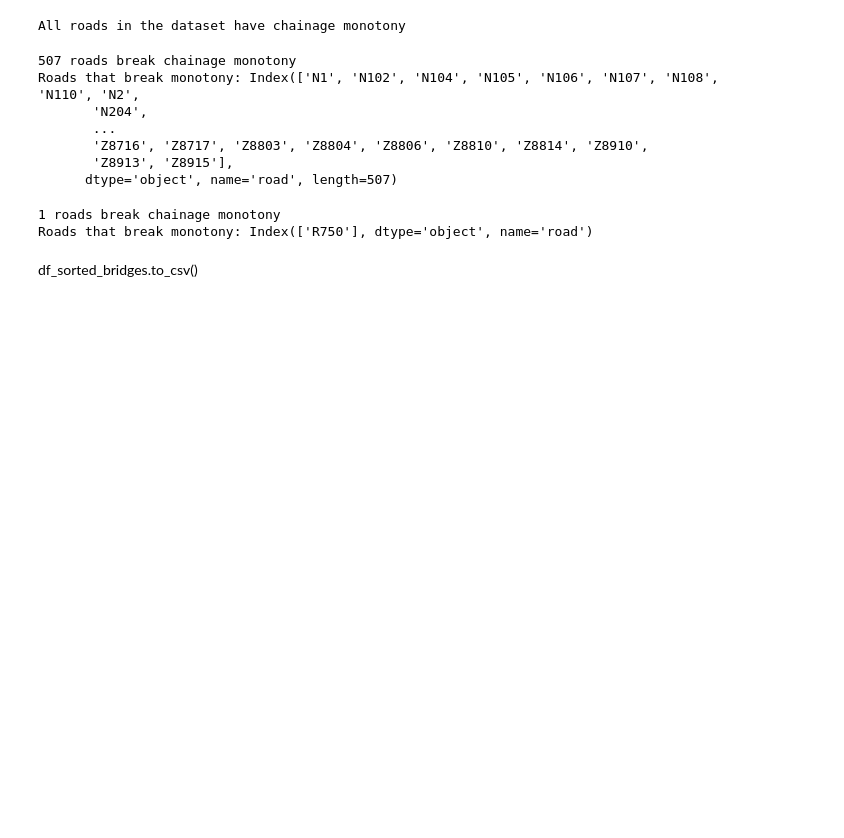
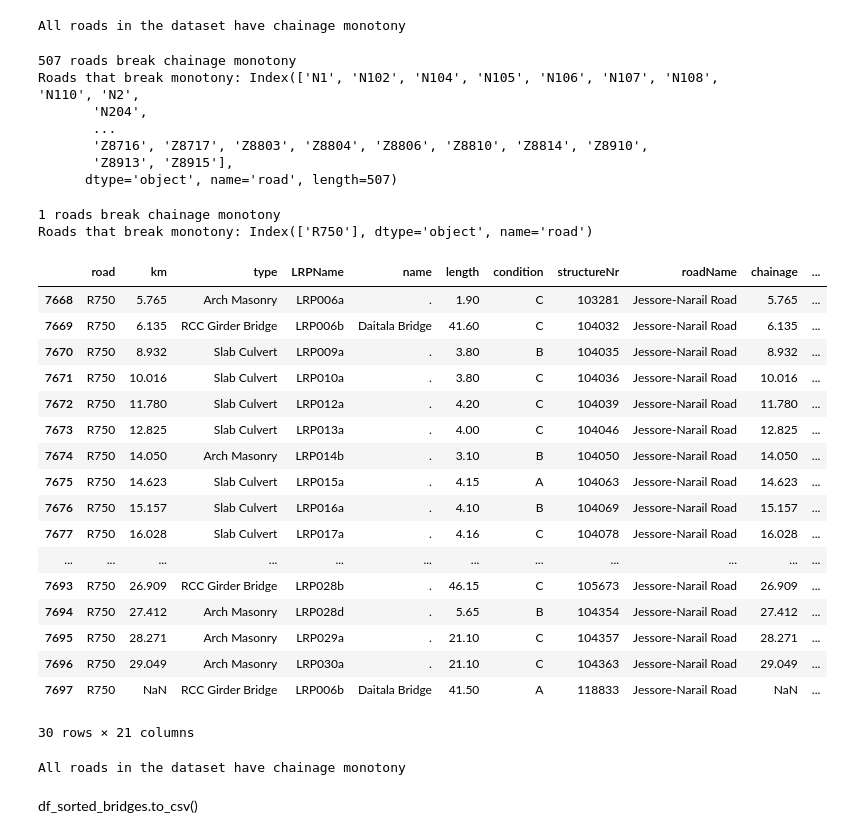
Before and after one commit to taufik-my/ASIM_Team14, a Jupyter notebook: EPA133a-G14-A1/notebook/Chainage_monotony.ipynb, the cells around one changed output. Cells and saved outputs as stored; diff of their text form; code cells hidden in the pictures; blank space fills up the shorter version.

```diff
--- a/EPA133a-G14-A1/notebook/Chainage_monotony.ipynb
+++ b/EPA133a-G14-A1/notebook/Chainage_monotony.ipynb
@@ -80,5 +78,37 @@ df_sorted_bridges.to_csv("../data/processed/BMM_overview.csv", encoding="utf-8")
 # %% [output]
 1 roads break chainage monotony
 Roads that break monotony: Index(['R750'], dtype='object', name='road')
+# %%
+# Check of road R750
+roadR750 = df_sorted_bridges[df_sorted_bridges["road"] == "R750"]
+roadR750.tail(30)
+# %% [output]
+|  | road | km | type | LRPName | name | length | condition | structureNr | roadName | chainage | ... |
+| 7668 | R750 | 5.765 | Arch Masonry | LRP006a | . | 1.90 | C | 103281 | Jessore-Narail Road | 5.765 | ... |
+| 7669 | R750 | 6.135 | RCC Girder Bridge | LRP006b | Daitala Bridge | 41.60 | C | 104032 | Jessore-Narail Road | 6.135 | ... |
+| 7670 | R750 | 8.932 | Slab Culvert | LRP009a | . | 3.80 | B | 104035 | Jessore-Narail Road | 8.932 | ... |
+| 7671 | R750 | 10.016 | Slab Culvert | LRP010a | . | 3.80 | C | 104036 | Jessore-Narail Road | 10.016 | ... |
+| 7672 | R750 | 11.780 | Slab Culvert | LRP012a | . | 4.20 | C | 104039 | Jessore-Narail Road | 11.780 | ... |
+| 7673 | R750 | 12.825 | Slab Culvert | LRP013a | . | 4.00 | C | 104046 | Jessore-Narail Road | 12.825 | ... |
+| 7674 | R750 | 14.050 | Arch Masonry | LRP014b | . | 3.10 | B | 104050 | Jessore-Narail Road | 14.050 | ... |
+| 7675 | R750 | 14.623 | Slab Culvert | LRP015a | . | 4.15 | A | 104063 | Jessore-Narail Road | 14.623 | ... |
+| 7676 | R750 | 15.157 | Slab Culvert | LRP016a | . | 4.10 | B | 104069 | Jessore-Narail Road | 15.157 | ... |
+| 7677 | R750 | 16.028 | Slab Culvert | LRP017a | . | 4.16 | C | 104078 | Jessore-Narail Road | 16.028 | ... |
+| ... | ... | ... | ... | ... | ... | ... | ... | ... | ... | ... | ... |
+| 7693 | R750 | 26.909 | RCC Girder Bridge | LRP028b | . | 46.15 | C | 105673 | Jessore-Narail Road | 26.909 | ... |
+| 7694 | R750 | 27.412 | Arch Masonry | LRP028d | . | 5.65 | B | 104354 | Jessore-Narail Road | 27.412 | ... |
+| 7695 | R750 | 28.271 | Arch Masonry | LRP029a | . | 21.10 | C | 104357 | Jessore-Narail Road | 28.271 | ... |
+| 7696 | R750 | 29.049 | Arch Masonry | LRP030a | . | 21.10 | C | 104363 | Jessore-Narail Road | 29.049 | ... |
+| 7697 | R750 | NaN | RCC Girder Bridge | LRP006b | Daitala Bridge | 41.50 | A | 118833 | Jessore-Narail Road | NaN | ... |
+30 rows × 21 columns
+# %%
+# Chainage breaks because one entry in the road has a NaN value in the chainage column
+# Since this row has the same LRP, name and length as another entry, we assume it refers to the same bridge
+# We drop the row with NaN value in chainage
+
+df_cleaned_bridges = df_sorted_bridges.drop(df_sorted_bridges[(df_sorted_bridges['chainage'].isna()) & (df_sorted_bridges["road"] == "R750")].index)
+check_chainage_monotony(df_cleaned_bridges)
+# %% [output]
+All roads in the dataset have chainage monotony
 # %% [markdown]
 df_sorted_bridges.to_csv()
```
Also changed, not shown: parts of 1 cell of this notebook, 1 other file.
